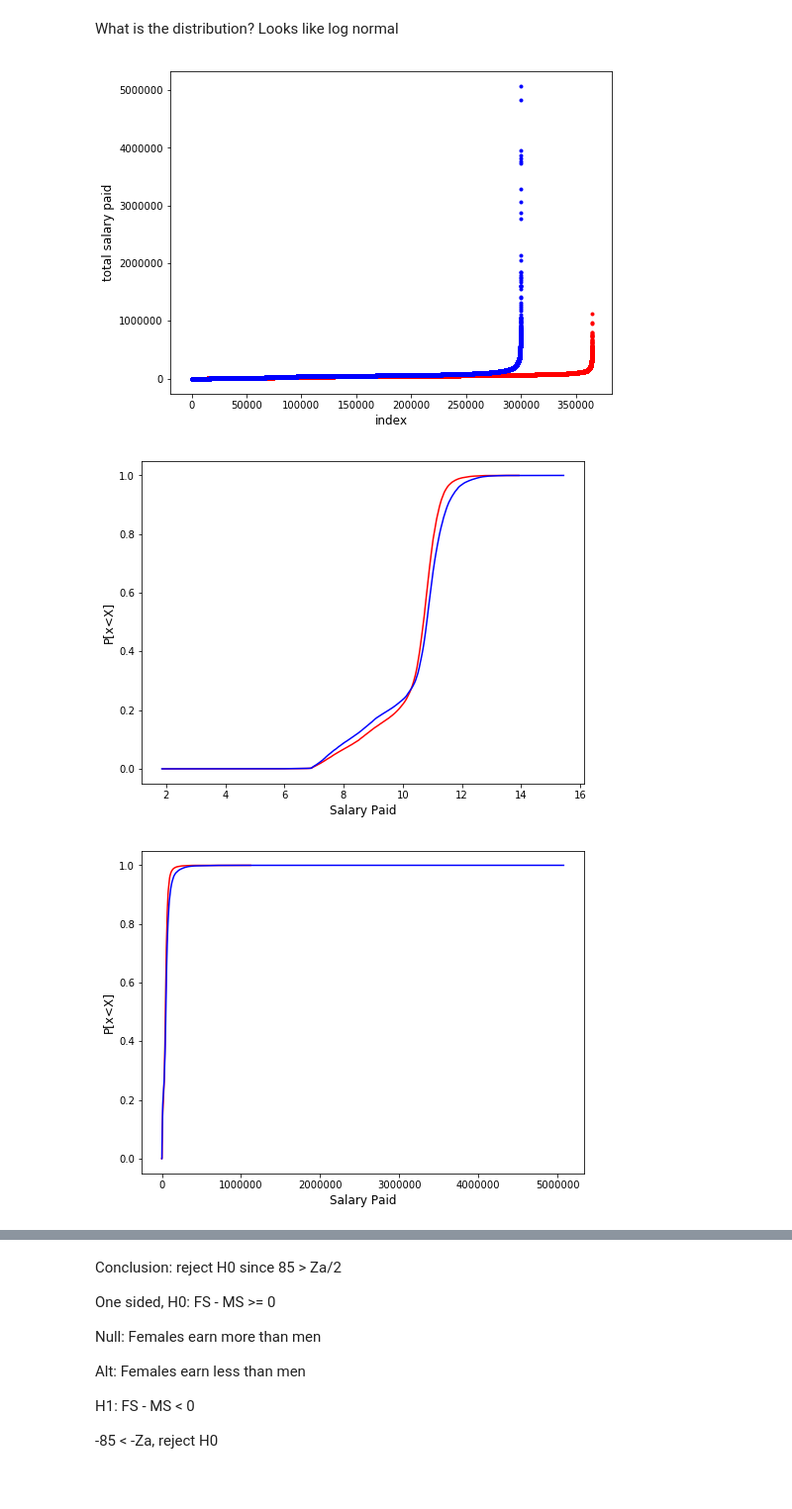
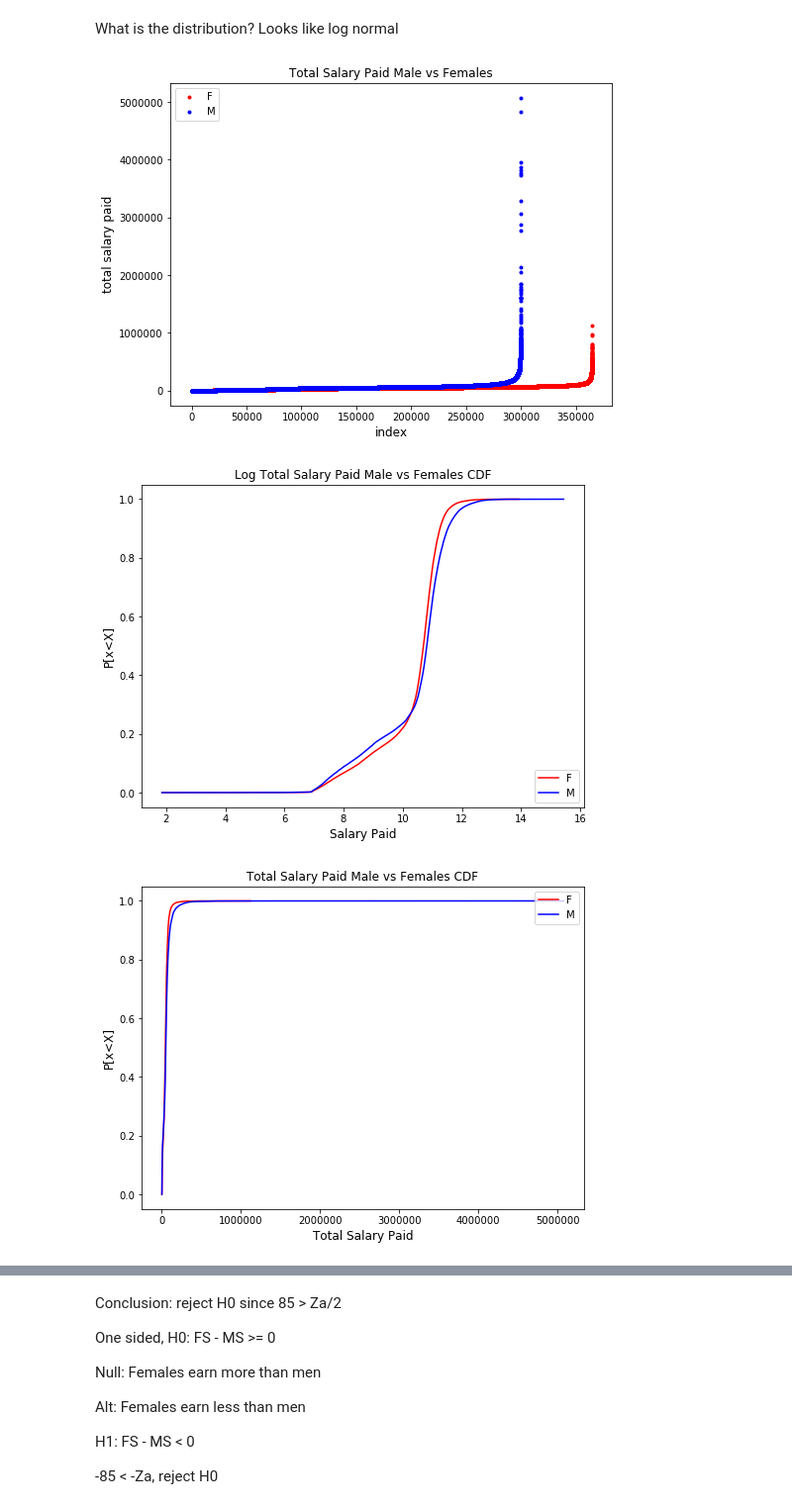
Before and after one commit to iopoi/iowa_state_employee_analysis-, a Jupyter notebook: GenderExHypo.ipynb, the cells around one changed output, grey strips where cells are left out. Shown at 99% size. Drawn from its saved outputs; the diff is of its cells as text; code cells hidden in the pictures.

Commit message:
Update graphs. Add the perm test.

```diff
--- a/GenderExHypo.ipynb
+++ b/GenderExHypo.ipynb
@@ -528,8 +534,8 @@ f_data.loc[np.isnan(f_data["Total Salary Paid"])].shape
 # %% [output]
 (0, 15)
 # %%
-f_data = f_data.loc[f_data["Total Salary Paid"] != 0]
-m_data = m_data.loc[m_data["Total Salary Paid"] != 0]
+f_data = f_data.loc[f_data["Total Salary Paid"] > 0]
+m_data = m_data.loc[m_data["Total Salary Paid"] > 0]
 # %%
 f_data.loc[f_data["Total Salary Paid"] <= 0].shape
 # %% [output]
@@ -652,10 +658,12 @@ Non parametric inference
 What is the distribution? Looks like log normal
 # %%
 plt.figure(figsize=(8,6))
-plt.scatter(range(f_data.shape[0]), np.sort(f_data["Total Salary Paid"].values),color="red",marker=".")
-plt.scatter(range(m_data.shape[0]), np.sort(m_data["Total Salary Paid"].values),color="blue",marker=".")
+plt.scatter(range(f_data.shape[0]), np.sort(f_data["Total Salary Paid"].values),color="red",marker=".",label="F")
+plt.scatter(range(m_data.shape[0]), np.sort(m_data["Total Salary Paid"].values),color="blue",marker=".",label="M")
 plt.xlabel('index', fontsize=12)
 plt.ylabel('total salary paid', fontsize=12)
+plt.title("Total Salary Paid Male vs Females")
+plt.legend(loc='upper left')
 plt.show()
 # %% [output]
-[figure, old version]
+[figure, new version]
@@ -662,21 +679,25 @@ plt.show()
 # %%
 plt.figure(figsize=(8,6))
-plt.plot(np.sort(np.log(f_data["Total Salary Paid"].values)), np.arange(len(f_data))/float(len(f_data)-1), color="red")
-plt.plot(np.sort(np.log(m_data["Total Salary Paid"].values)), np.arange(len(m_data))/float(len(m_data)-1), color="blue")
+plt.plot(np.sort(np.log(f_data["Total Salary Paid"].values)), np.arange(len(f_data))/float(len(f_data)-1), color="red",label="F")
+plt.plot(np.sort(np.log(m_data["Total Salary Paid"].values)), np.arange(len(m_data))/float(len(m_data)-1), color="blue",label="M")
 plt.xlabel('Salary Paid', fontsize=12)
 plt.ylabel('P[x<X]', fontsize=12)
+plt.legend(loc='lower right')
+plt.title("Log Total Salary Paid Male vs Females CDF")
 plt.show()
 # %% [output]
-[figure, old version]
+[figure, new version]
 # %%
 plt.figure(figsize=(8,6))
-plt.plot(np.sort((f_data["Total Salary Paid"].values)), np.arange(len(f_data))/float(len(f_data)-1), color="red")
-plt.plot(np.sort((m_data["Total Salary Paid"].values)), np.arange(len(m_data))/float(len(m_data)-1), color="blue")
-plt.xlabel('Salary Paid', fontsize=12)
+plt.plot(np.sort((f_data["Total Salary Paid"].values)), np.arange(len(f_data))/float(len(f_data)-1), color="red",label="F")
+plt.plot(np.sort((m_data["Total Salary Paid"].values)), np.arange(len(m_data))/float(len(m_data)-1), color="blue",label="M")
+plt.xlabel('Total Salary Paid', fontsize=12)
 plt.ylabel('P[x<X]', fontsize=12)
+plt.legend(loc='upper right')
+plt.title("Total Salary Paid Male vs Females CDF")
 plt.show()
 # %% [output]
-[figure, old version]
+[figure, new version]
 # %%
 X = np.arange(len(f_data))/float(len(f_data)-1)
 Y = np.arange(len(m_data))/float(len(m_data)-1)
```
Also changed, not shown: parts of 30 cells of this notebook.
